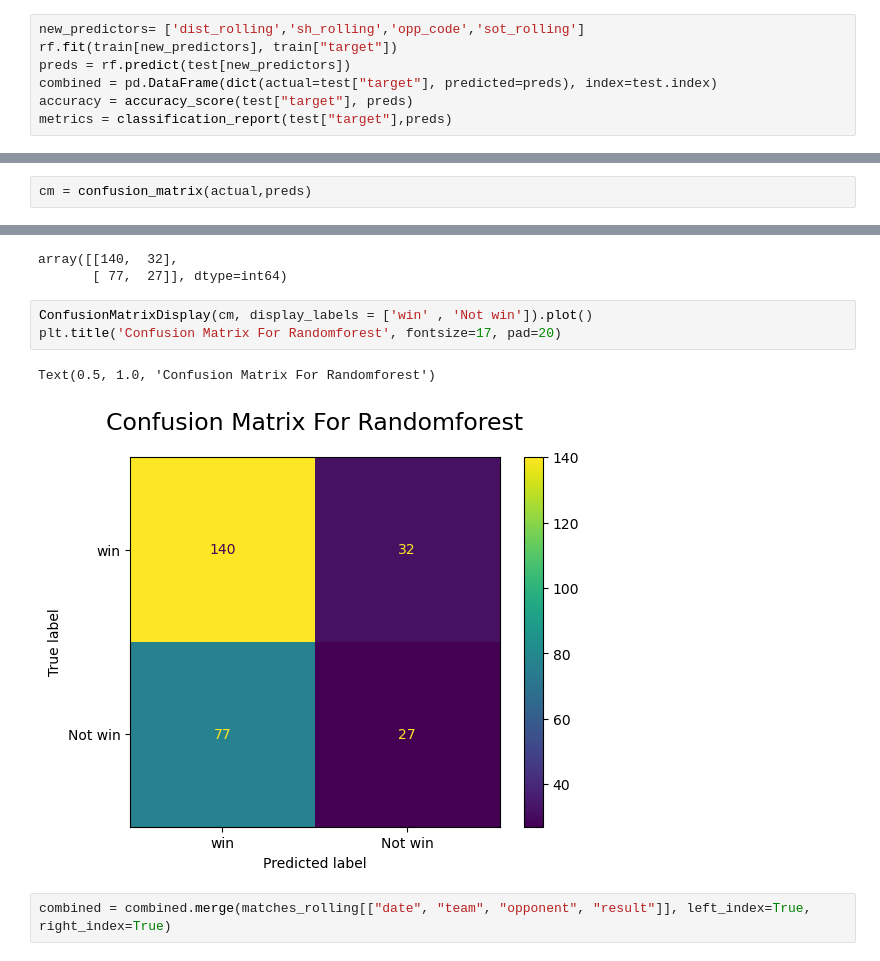
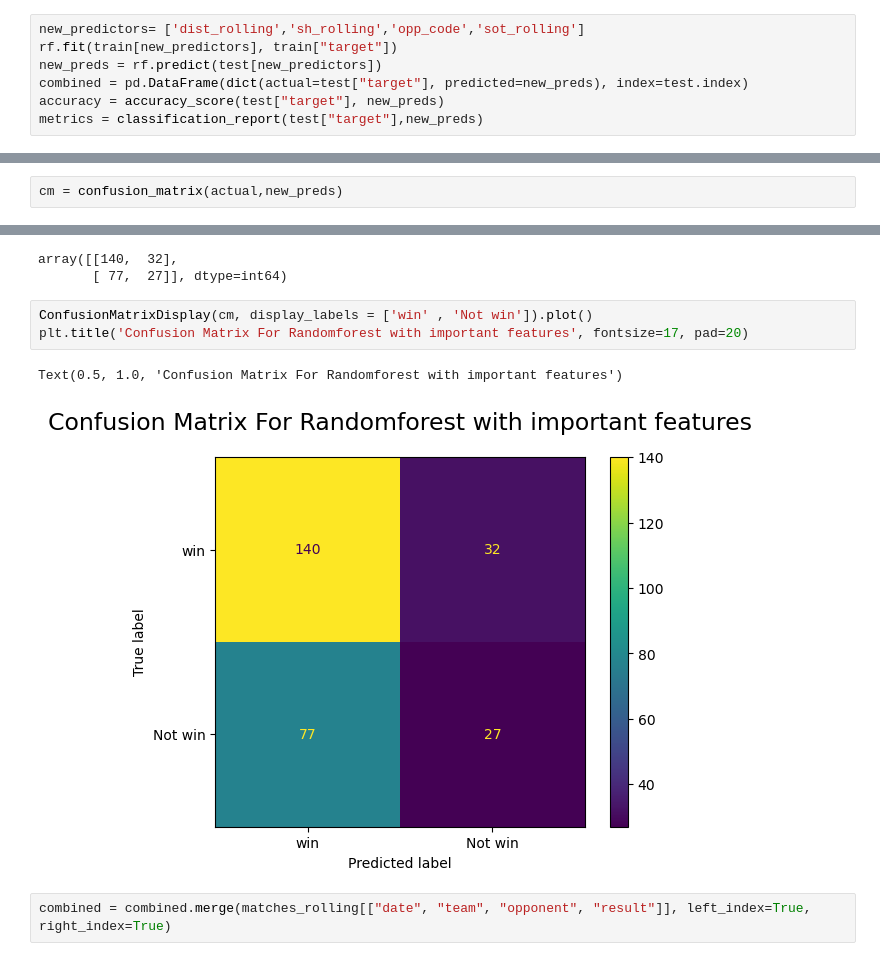
Before and after one commit to ngigordon/Masters-Thesis, a Jupyter notebook: prediction.ipynb, the cells around one changed output, grey strips where cells are left out. Cells and saved outputs as stored; diff of their text form.

```diff
--- a/prediction.ipynb
+++ b/prediction.ipynb
@@ -433,10 +464,10 @@ plt.show()
 # %%
 new_predictors= ['dist_rolling','sh_rolling','opp_code','sot_rolling']
 rf.fit(train[new_predictors], train["target"])
-preds = rf.predict(test[new_predictors])
-combined = pd.DataFrame(dict(actual=test["target"], predicted=preds), index=test.index)
-accuracy = accuracy_score(test["target"], preds)
-metrics = classification_report(test["target"],preds)
+new_preds = rf.predict(test[new_predictors])
+combined = pd.DataFrame(dict(actual=test["target"], predicted=new_preds), index=test.index)
+accuracy = accuracy_score(test["target"], new_preds)
+metrics = classification_report(test["target"],new_preds)
 # %%
 combined
 # %% [output]
@@ -494,7 +525,7 @@ actual
 1316    0
 Name: target, Length: 276, dtype: int32
 # %%
-cm = confusion_matrix(actual,preds)
+cm = confusion_matrix(actual,new_preds)
 # %%
 cm
 # %% [output]
@@ -502,10 +533,10 @@ array([[140,  32],
        [ 77,  27]], dtype=int64)
 # %%
 ConfusionMatrixDisplay(cm, display_labels = ['win' , 'Not win']).plot()
-plt.title('Confusion Matrix For Randomforest', fontsize=17, pad=20)
+plt.title('Confusion Matrix For Randomforest with important features', fontsize=17, pad=20)
 # %% [output]
-Text(0.5, 1.0, 'Confusion Matrix For Randomforest')
+Text(0.5, 1.0, 'Confusion Matrix For Randomforest with important features')
-[figure, old version]
+[figure, new version]
 # %%
 combined = combined.merge(matches_rolling[["date", "team", "opponent", "result"]], left_index=True, right_index=True)
 # %%
```
Also changed, not shown: parts of 30 cells of this notebook.
